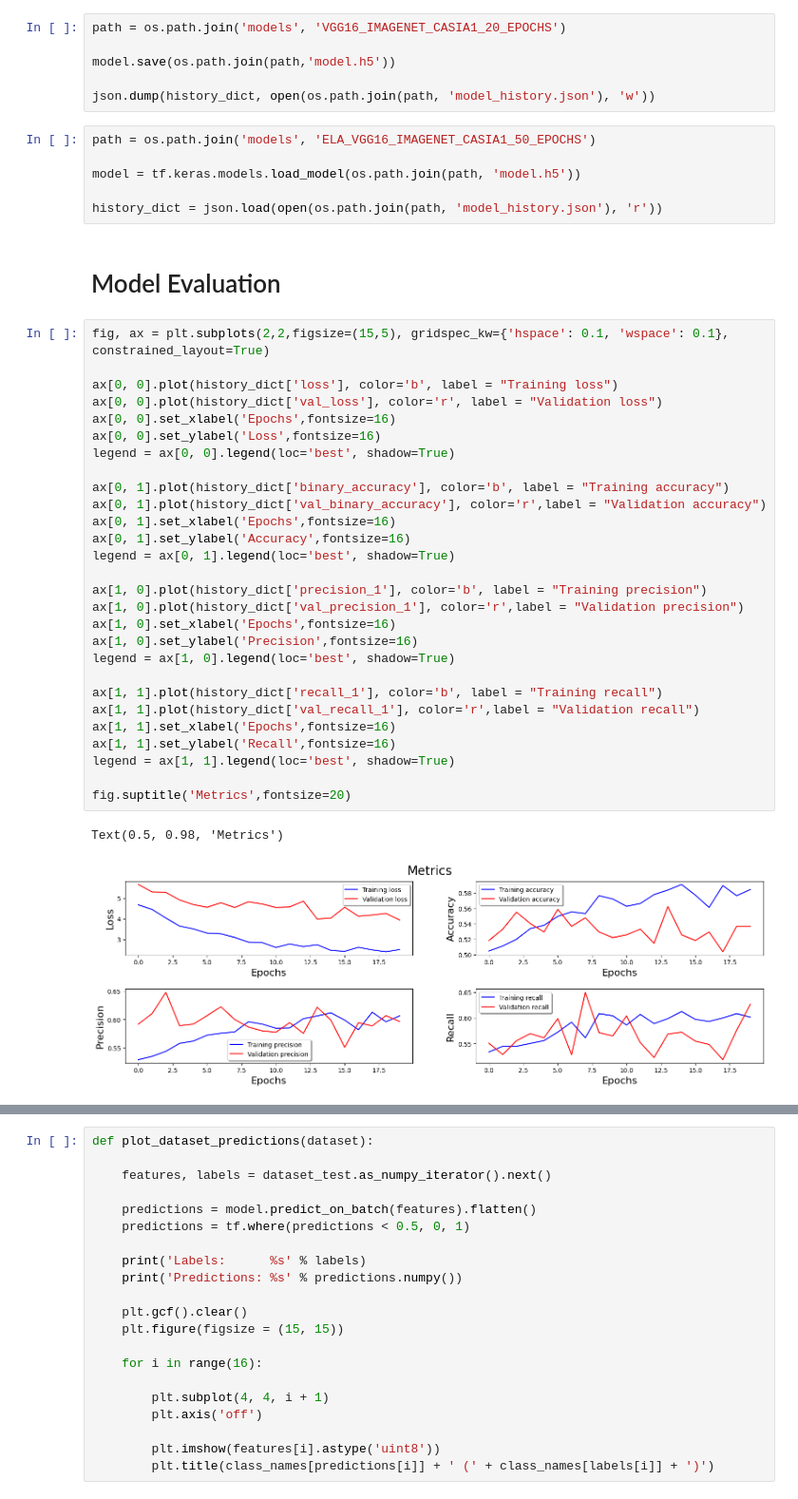
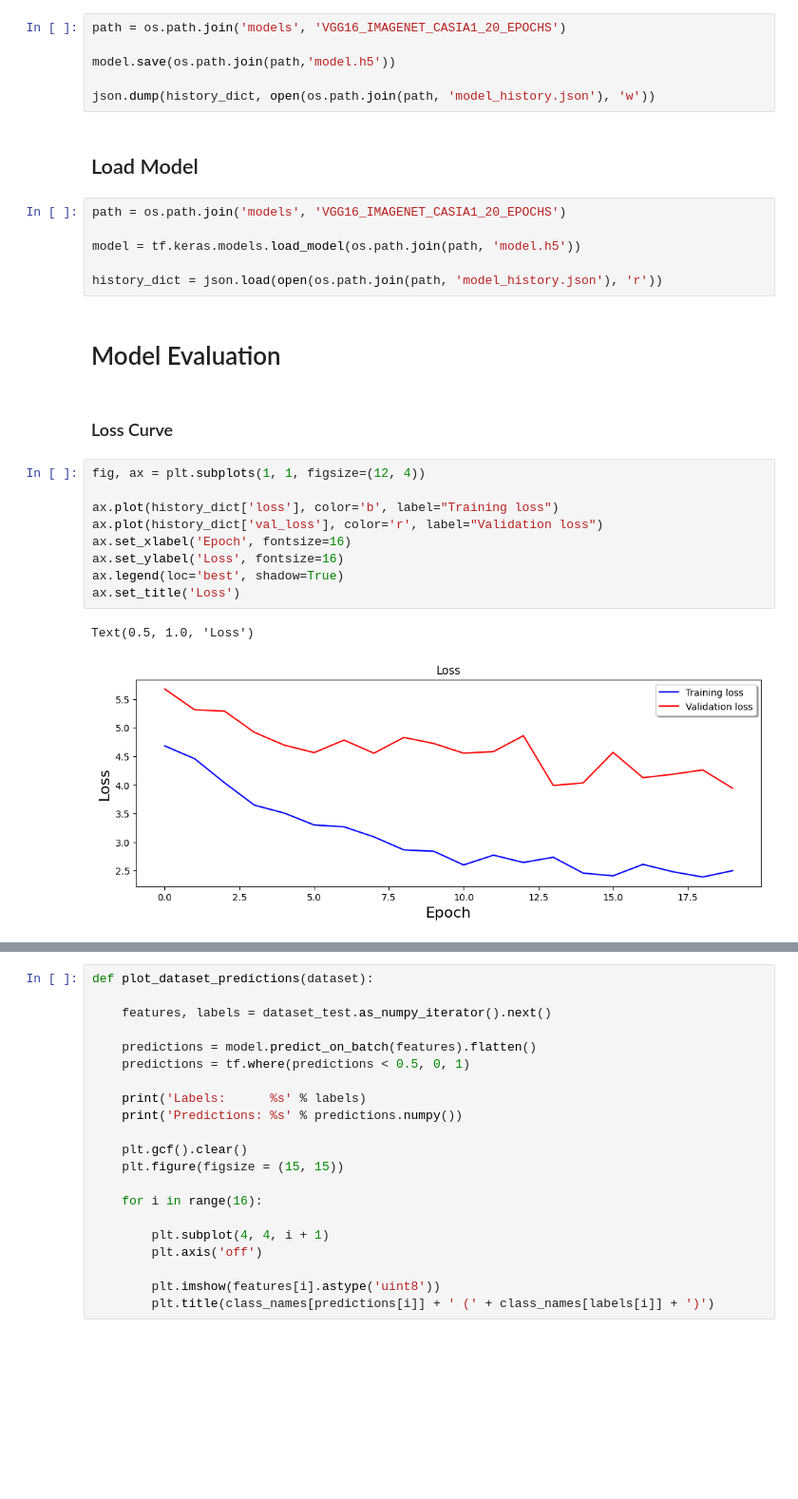
Before and after one commit to Mathwebb/tampering-detection, a Jupyter notebook: ImageForgery.ipynb, the cells around one changed output, grey strips where cells are left out. Shown at 95% size. Drawn from its saved outputs; the diff is of its cells as text; blank space fills up the shorter version.

```diff
--- a/ImageForgery.ipynb
+++ b/ImageForgery.ipynb
@@ -188,42 +266,27 @@ path = os.path.join('models', 'VGG16_IMAGENET_CASIA1_20_EPOCHS')
 model.save(os.path.join(path,'model.h5'))
 
 json.dump(history_dict, open(os.path.join(path, 'model_history.json'), 'w'))
+# %% [markdown]
+## Load Model
 # %%
-path = os.path.join('models', 'ELA_VGG16_IMAGENET_CASIA1_50_EPOCHS')
+path = os.path.join('models', 'VGG16_IMAGENET_CASIA1_20_EPOCHS')
 
 model = tf.keras.models.load_model(os.path.join(path, 'model.h5'))
 
 history_dict = json.load(open(os.path.join(path, 'model_history.json'), 'r'))
 # %% [markdown]
 # Model Evaluation
-# %%
-fig, ax = plt.subplots(2,2,figsize=(15,5), gridspec_kw={'hspace': 0.1, 'wspace': 0.1}, constrained_layout=True)
-
-ax[0, 0].plot(history_dict['loss'], color='b', label = "Training loss")
-ax[0, 0].plot(history_dict['val_loss'], color='r', label = "Validation loss")
-ax[0, 0].set_xlabel('Epochs',fontsize=16)
-ax[0, 0].set_ylabel('Loss',fontsize=16)
-legend = ax[0, 0].legend(loc='best', shadow=True)
-
-ax[0, 1].plot(history_dict['binary_accuracy'], color='b', label = "Training accuracy")
-ax[0, 1].plot(history_dict['val_binary_accuracy'], color='r',label = "Validation accuracy")
-ax[0, 1].set_xlabel('Epochs',fontsize=16)
-ax[0, 1].set_ylabel('Accuracy',fontsize=16)
-legend = ax[0, 1].legend(loc='best', shadow=True)
-
-ax[1, 0].plot(history_dict['precision_1'], color='b', label = "Training precision")
-ax[1, 0].plot(history_dict['val_precision_1'], color='r',label = "Validation precision")
-ax[1, 0].set_xlabel('Epochs',fontsize=16)
-ax[1, 0].set_ylabel('Precision',fontsize=16)
-legend = ax[1, 0].legend(loc='best', shadow=True)
-
-ax[1, 1].plot(history_dict['recall_1'], color='b', label = "Training recall")
-ax[1, 1].plot(history_dict['val_recall_1'], color='r',label = "Validation recall")
-ax[1, 1].set_xlabel('Epochs',fontsize=16)
-ax[1, 1].set_ylabel('Recall',fontsize=16)
-legend = ax[1, 1].legend(loc='best', shadow=True)
-
-fig.suptitle('Metrics',fontsize=20)
-# %% [output]
-Text(0.5, 0.98, 'Metrics')
-[figure, removed]
+# %% [markdown]
+### Loss Curve
+# %%
+fig, ax = plt.subplots(1, 1, figsize=(12, 4))
+
+ax.plot(history_dict['loss'], color='b', label="Training loss")
+ax.plot(history_dict['val_loss'], color='r', label="Validation loss")
+ax.set_xlabel('Epoch', fontsize=16)
+ax.set_ylabel('Loss', fontsize=16)
+ax.legend(loc='best', shadow=True)
+ax.set_title('Loss')
+# %% [output]
+Text(0.5, 1.0, 'Loss')
+[figure, added]
```
Also changed, not shown: parts of 22 cells of this notebook.
